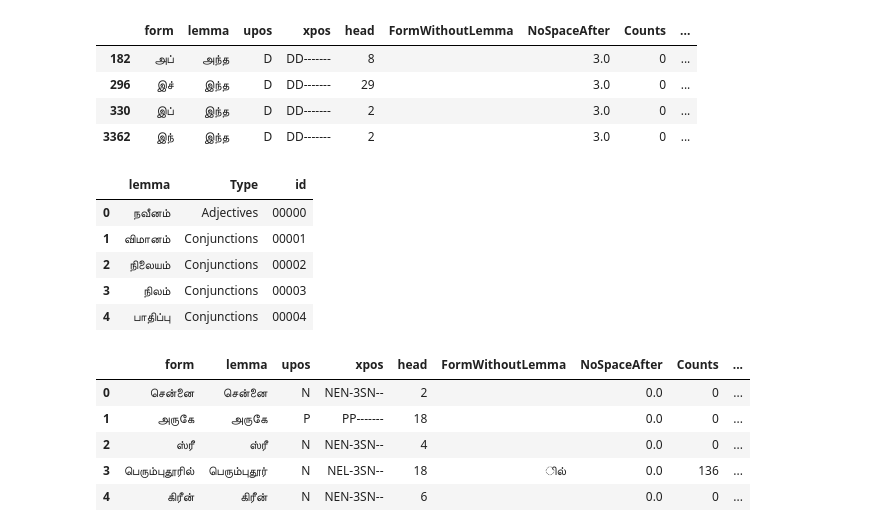
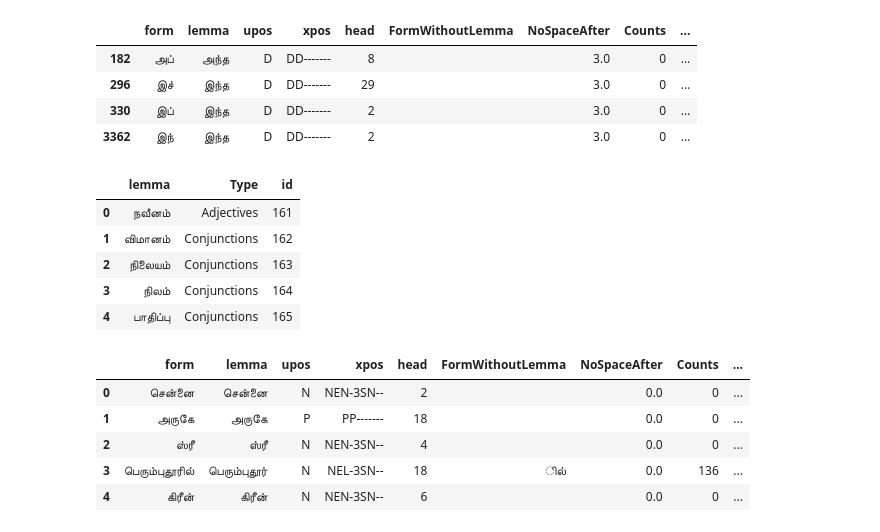
Before and after one commit to Kee2u/Deciphering_the_Indus_Valley_Script, a Jupyter notebook: convert_lemmas.ipynb, the cells around one changed output. Drawn from its saved outputs; the diff is of its cells as text; code cells hidden in the pictures.

```diff
--- a/convert_lemmas.ipynb
+++ b/convert_lemmas.ipynb
@@ -32,37 +32,37 @@ filter = ['N', 'V', 'A', 'J']
 mask = tamildata[tamildata["xpos"].str.contains(rf'(.E.......)')]
 filtered_tamil = tamildata[~tamildata.form.isin(mask.form)]
 
 #Filtering for only nouns, verbs, adjectives and adverbs
 filtered_tamil = filtered_tamil[filtered_tamil.upos.isin(filter)]
 
 # Getting unique lemma and assigning a number identifier to each of them
 filtered_tamil = filtered_tamil[['lemma', 'upos']]
 filtered_tamil.rename(columns = {'upos': "Type"}, inplace = True)
 filtered_tamil.drop_duplicates(subset="lemma", inplace=True)
 filtered_tamil.reset_index(drop=True, inplace=True)
 filtered_tamil["id"] = filtered_tamil.index
+filtered_tamil["id"] = filtered_tamil["id"].apply(lambda x: x+161)
 filtered_tamil["id"]= filtered_tamil["id"].astype(str)
-filtered_tamil["id"] = filtered_tamil["id"].apply(lambda x: x.zfill(5))
 for i in range(len(filtered_tamil)):
     Type = filtered_tamil.loc[i, "Type"]
     if Type == 'V':
         filtered_tamil.loc[i, "Type"] = "Verb"
     elif Type == 'T':
         filtered_tamil.loc[i, "Type"] = "Particles"
     elif Type == 'J':
         filtered_tamil.loc[i, "Type"] = "Adjectives"
     elif Type == 'Q':
         filtered_tamil.loc[i, "Type"] = "Quantifiers"
     elif Type == 'D':
         filtered_tamil.loc[i, "Type"] = "Determiners"
     else:
         filtered_tamil.loc[i, "Type"] = "Conjunctions"
 filtered_tamil.head()
 # %% [output]
 |  | lemma | Type | id |
-| 0 | நவீனம் | Adjectives | 00000 |
-| 1 | விமானம் | Conjunctions | 00001 |
-| 2 | நிலையம் | Conjunctions | 00002 |
-| 3 | நிலம் | Conjunctions | 00003 |
-| 4 | பாதிப்பு | Conjunctions | 00004 |
+| 0 | நவீனம் | Adjectives | 161 |
+| 1 | விமானம் | Conjunctions | 162 |
+| 2 | நிலையம் | Conjunctions | 163 |
+| 3 | நிலம் | Conjunctions | 164 |
+| 4 | பாதிப்பு | Conjunctions | 165 |
 # %%
```
Also changed, not shown: parts of 4 cells of this notebook.
